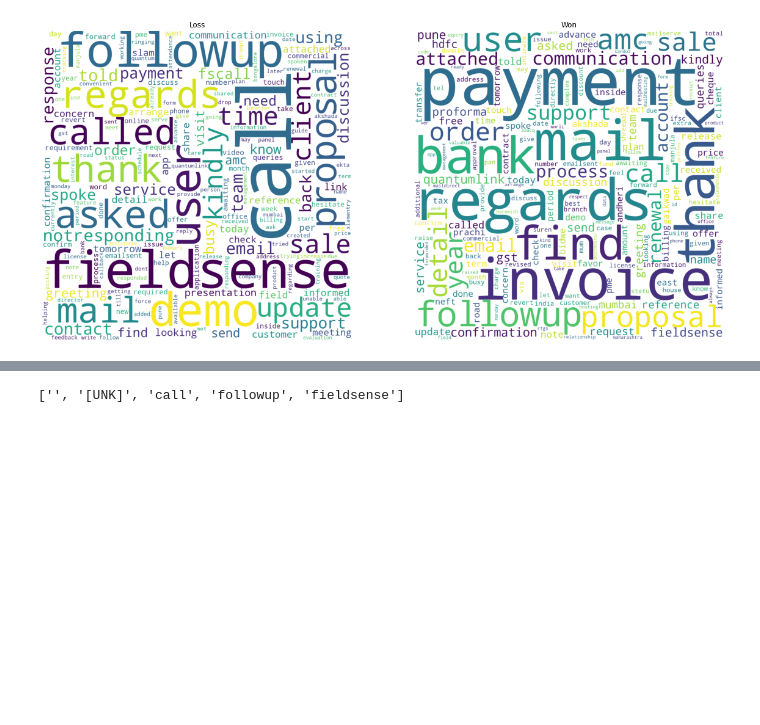
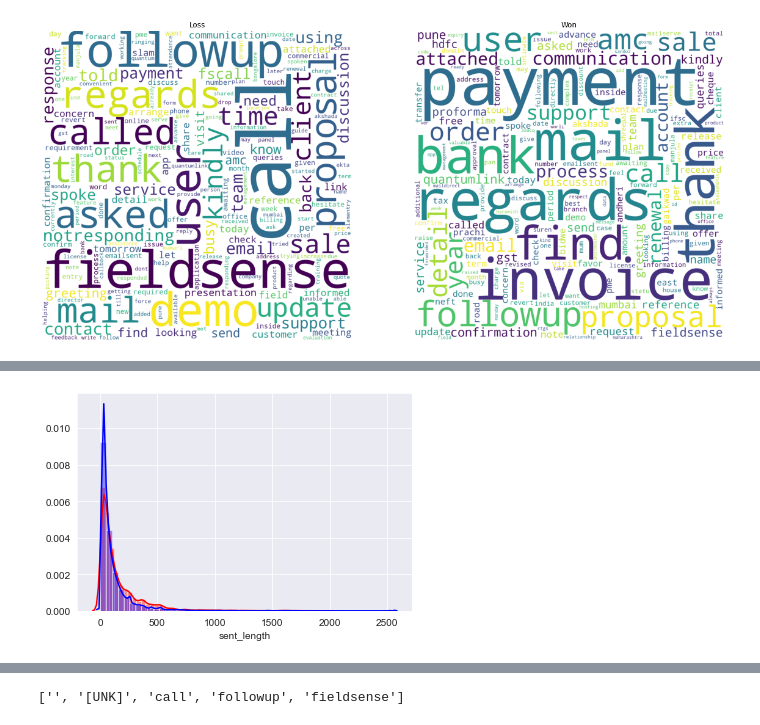
Before and after one commit to ShardulJ/QLC_Assignment, a Jupyter notebook: Untitled2.ipynb, the cells around one changed output, grey strips where cells are left out. Saved outputs shown, nothing was run; the diff lists cells and outputs as text; code cells hidden in the pictures; blank space fills up the shorter version.

```diff
--- a/Untitled2.ipynb
+++ b/Untitled2.ipynb
@@ -297,0 +290,9 @@ df = df.drop(['s','sentiments','tokens'],1)
+# %%
+loss_words = ngram(text_loss,2,loss_words)
+won_words = ngram(text_won,2,won_words)
+# %%
+df["losscount"] = df.apply(lambda x: sum(str(x['checking']).count(w) for w in loss_words),axis=1)
+df["normword_losswords"] = df["losscount"]/df['word_length']
+# %%
+df["woncount"] = df.apply(lambda x: sum(str(x['checking']).count(w) for w in won_words),axis=1)
+df["normword_wonwords"] = df["woncount"]/df['word_length']
@@ -297,0 +308,9 @@ df = df.drop(['s','sentiments','tokens'],1)
+# %%
+def plot_dist(col=None):
+    sns.distplot(df[df["label"] == 'Won'][col][0:], label = "1", color = 'red')
+    sns.distplot(df[df["label"] == 'Loss'][col][0:], label = "0", color = 'blue')
+    plt.show()
+# %%
+plot_dist('sent_length')
+# %% [output]
+[figure, added]
```
Also changed, not shown: parts of 37 cells of this notebook.
